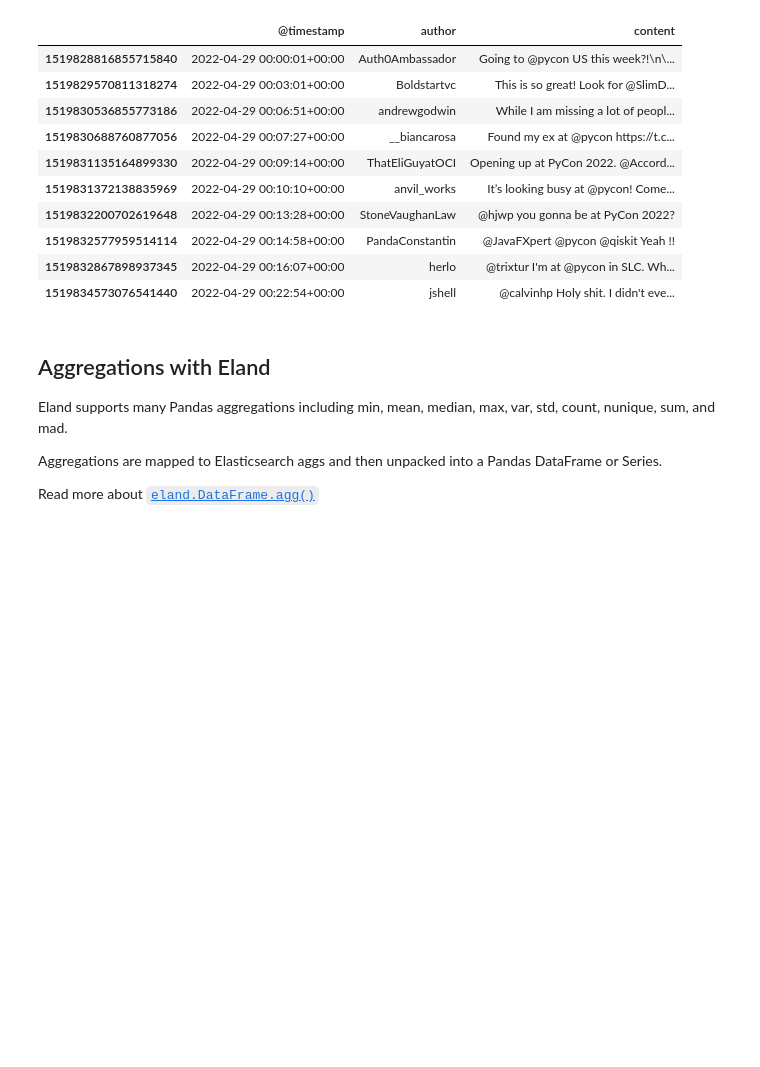
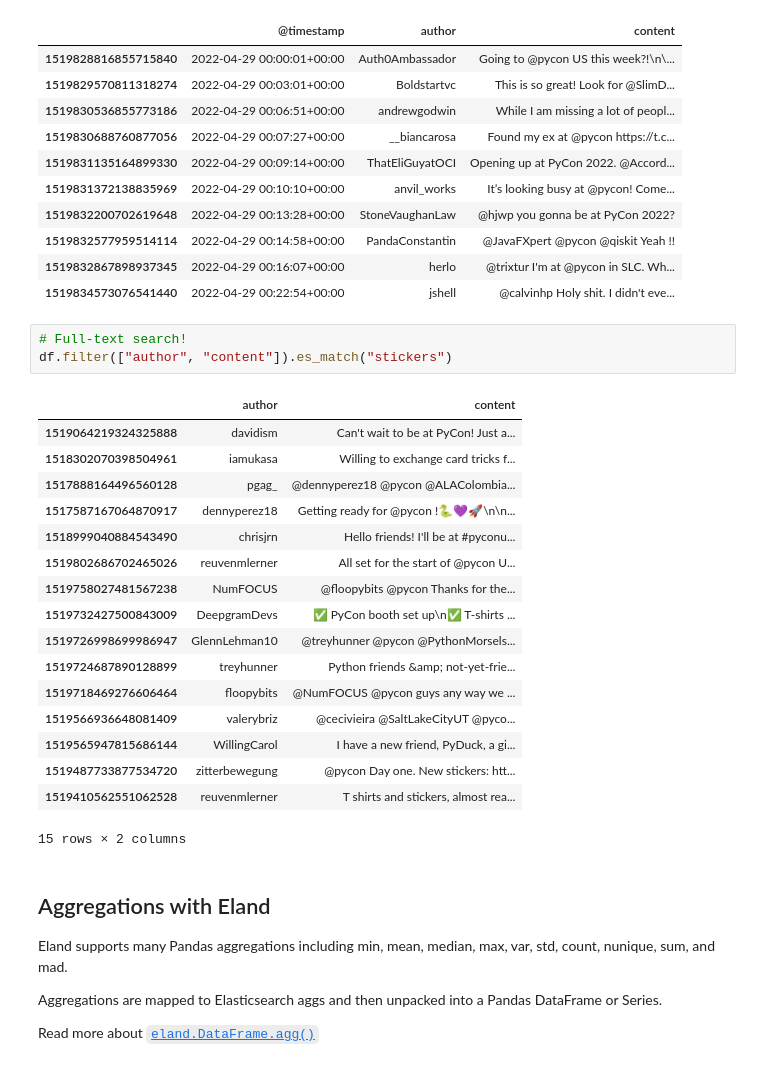
Before and after one commit to sethmlarson/eland-demo-pycon2022, a Jupyter notebook: notebook.ipynb, the cells around one changed output. Saved outputs shown, nothing was run; the diff lists cells and outputs as text; blank space fills up the shorter version.

Commit message:
Add example using full-text search

```diff
--- a/notebook.ipynb
+++ b/notebook.ipynb
@@ -186,6 +187,27 @@ df[
 | 1519832577959514114 | 2022-04-29 00:14:58+00:00 | PandaConstantin | @JavaFXpert @pycon @qiskit Yeah !! |
 | 1519832867898937345 | 2022-04-29 00:16:07+00:00 | herlo | @trixtur I'm at @pycon in SLC. Wh... |
 | 1519834573076541440 | 2022-04-29 00:22:54+00:00 | jshell | @calvinhp Holy shit. I didn't eve... |
+# %%
+# Full-text search!
+df.filter(["author", "content"]).es_match("stickers")
+# %% [output]
+|  | author | content |
+| 1519064219324325888 | davidism | Can't wait to be at PyCon! Just a... |
+| 1518302070398504961 | iamukasa | Willing to exchange card tricks f... |
+| 1517888164496560128 | pgag_ | @dennyperez18 @pycon @ALAColombia... |
+| 1517587167064870917 | dennyperez18 | Getting ready for @pycon !🐍💜🚀\n\n... |
+| 1518999040884543490 | chrisjrn | Hello friends! I'll be at #pyconu... |
+| 1519802686702465026 | reuvenmlerner | All set for the start of @pycon U... |
+| 1519758027481567238 | NumFOCUS | @floopybits @pycon Thanks for the... |
+| 1519732427500843009 | DeepgramDevs | ✅ PyCon booth set up\n✅ T-shirts ... |
+| 1519726998699986947 | GlennLehman10 | @treyhunner @pycon @PythonMorsels... |
+| 1519724687890128899 | treyhunner | Python friends &amp; not-yet-frie... |
+| 1519718469276606464 | floopybits | @NumFOCUS @pycon guys any way we ... |
+| 1519566936648081409 | valerybriz | @cecivieira @SaltLakeCityUT @pyco... |
+| 1519565947815686144 | WillingCarol | I have a new friend, PyDuck, a gi... |
+| 1519487733877534720 | zitterbewegung | @pycon Day one. New stickers: htt... |
+| 1519410562551062528 | reuvenmlerner | T shirts and stickers, almost rea... |
+15 rows × 2 columns
 # %% [markdown]
 ## Aggregations with Eland
 
```
Also changed, not shown: parts of 6 cells of this notebook.
